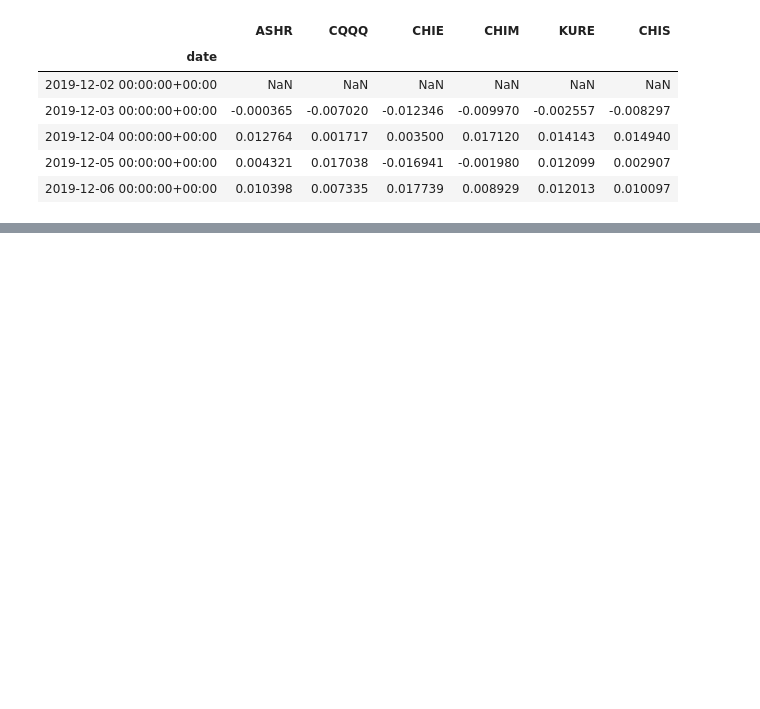
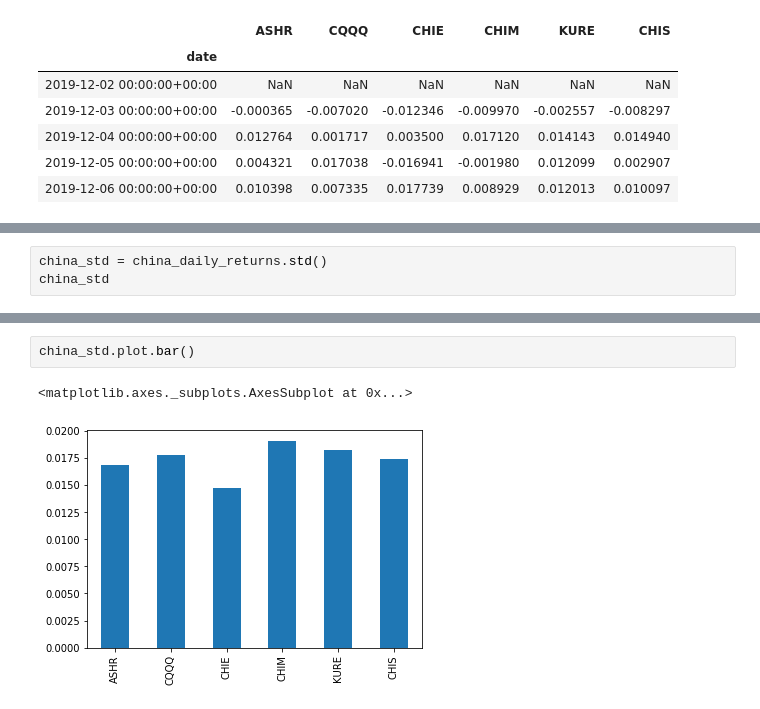
Before and after one commit to sselvakularanjan/FinTech-Project-1, a Jupyter notebook: China vs US.ipynb, the cells around one changed output, grey strips where cells are left out. Saved outputs shown, nothing was run; the diff lists cells and outputs as text; blank space fills up the shorter version.

```diff
--- a/China vs US.ipynb
+++ b/China vs US.ipynb
@@ -55,0 +84,3 @@ us_ticker_df = client.get_dataframe(['SP500','', '', '', '', ''],
+# %%
+china_std = china_daily_returns.std()
+china_std
@@ -55,0 +106,5 @@ us_ticker_df = client.get_dataframe(['SP500','', '', '', '', ''],
+# %%
+china_std.plot.bar()
+# %% [output]
+<matplotlib.axes._subplots.AxesSubplot at 0x...>
+[figure, added]
```
Also changed, not shown: parts of 9 cells of this notebook.
